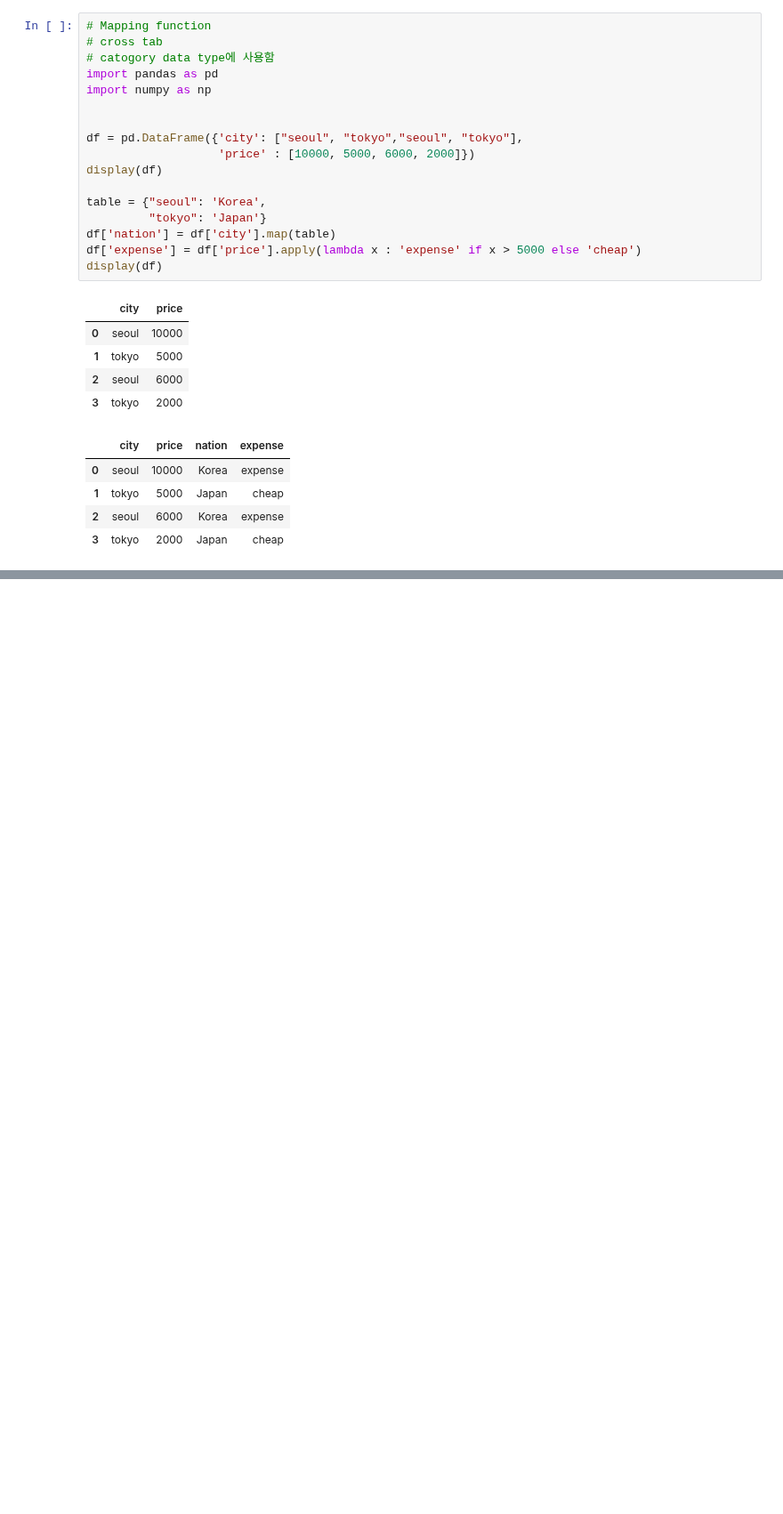
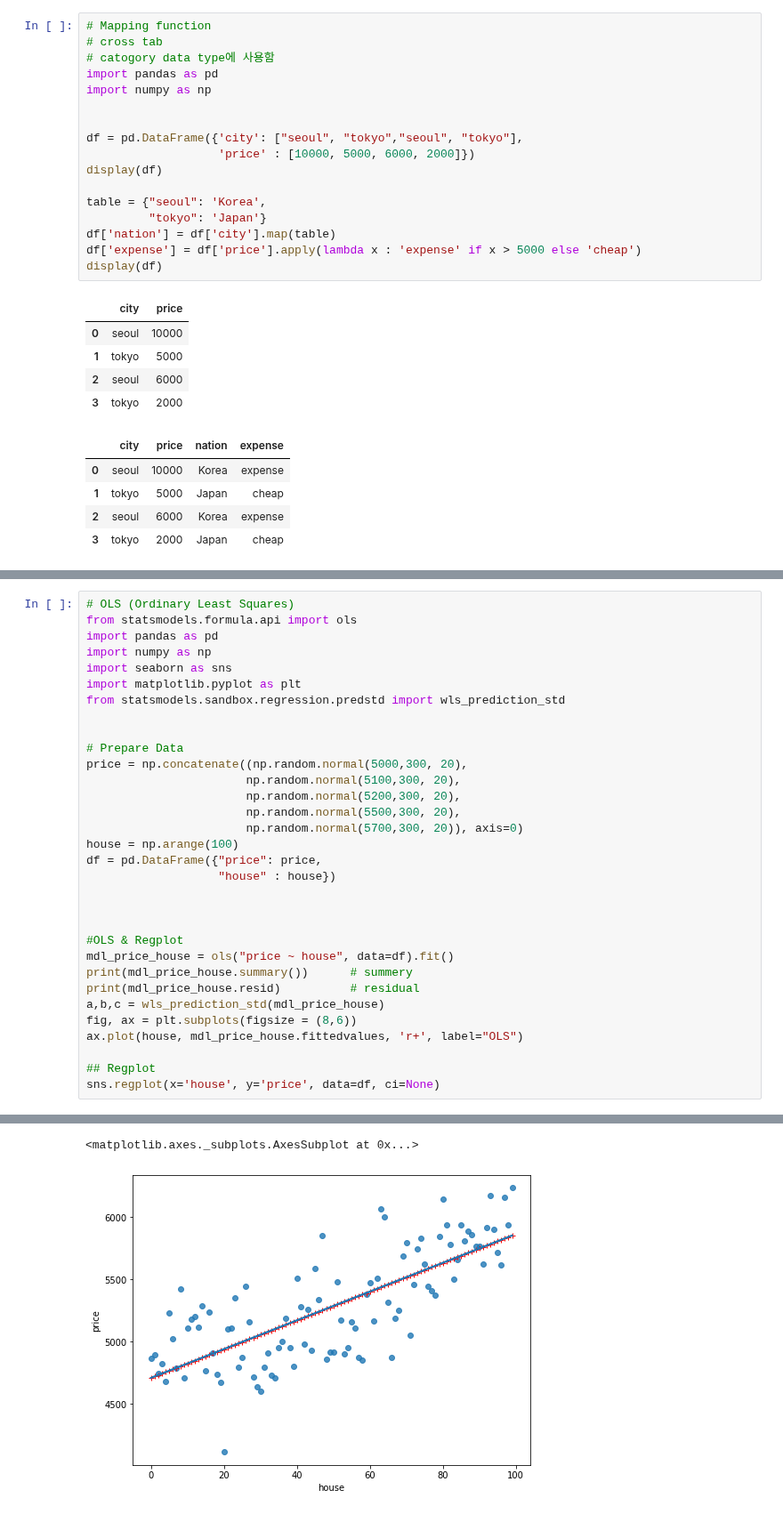
Before and after one commit to gabrielwithappy/python_study, a Jupyter notebook: Python_Basic.ipynb, the cells around one changed output, grey strips where cells are left out. Shown at 89% size. Cells and saved outputs as stored; diff of their text form; blank space fills up the shorter version.

Commit message:
plt plot with same axis scale

```diff
--- a/Python_Basic.ipynb
+++ b/Python_Basic.ipynb
@@ -2487,0 +2501,33 @@ display(df)
+# %%
+# OLS (Ordinary Least Squares)
+from statsmodels.formula.api import ols
+import pandas as pd
+import numpy as np
+import seaborn as sns
+import matplotlib.pyplot as plt
+from statsmodels.sandbox.regression.predstd import wls_prediction_std
+
+
+# Prepare Data
+price = np.concatenate((np.random.normal(5000,300, 20),
+                       np.random.normal(5100,300, 20),
+                       np.random.normal(5200,300, 20),
+                       np.random.normal(5500,300, 20),
+                       np.random.normal(5700,300, 20)), axis=0)
+house = np.arange(100)
+df = pd.DataFrame({"price": price,
+                   "house" : house})
+
+
+
+#OLS & Regplot
+mdl_price_house = ols("price ~ house", data=df).fit()
+print(mdl_price_house.summary())      # summery
+print(mdl_price_house.resid)          # residual
+a,b,c = wls_prediction_std(mdl_price_house)
+fig, ax = plt.subplots(figsize = (8,6))
+ax.plot(house, mdl_price_house.fittedvalues, 'r+', label="OLS")
+
+## Regplot
+sns.regplot(x='house', y='price', data=df, ci=None)
+# %% [output]
@@ -2487,0 +2551,2 @@ display(df)
+<matplotlib.axes._subplots.AxesSubplot at 0x...>
+[figure, added]
```
Also changed, not shown: parts of 4 cells of this notebook.
